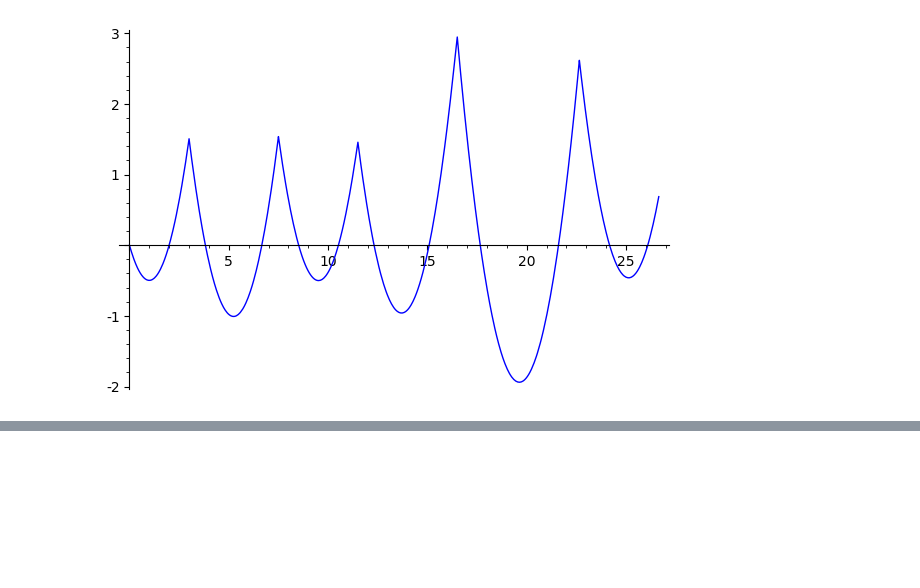
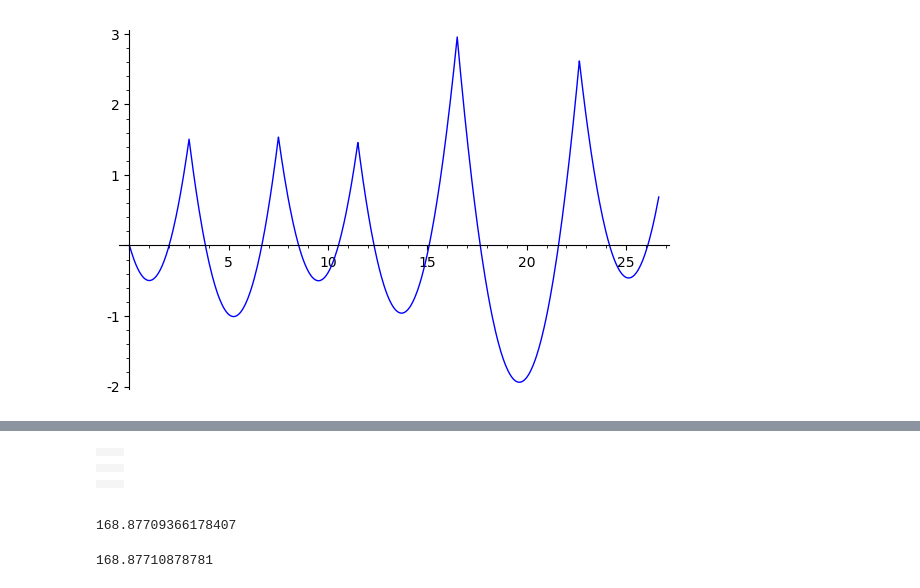
Before and after one commit to sononicola/Sicurezza_Strutturale, a Jupyter notebook: Risolutore Trave.ipynb, the cells around one changed output, grey strips where cells are left out. Drawn from its saved outputs; the diff is of its cells as text; code cells hidden in the pictures; blank space fills up the shorter version.

```diff
--- a/Risolutore Trave.ipynb
+++ b/Risolutore Trave.ipynb
@@ -365,0 +467,26 @@ plot(M1+M2+M3+M4+M5+M6,0,ltot)
+# %%
+table(
+        rows=[
+            [find_local_maximum(SLU_max,lung[0],lung[1])[0],      find_local_minimum(SLU_min,lung[0],lung[1])[0]],
+            [find_local_maximum(SLU_max,lung[1],lung[2])[0],      find_local_minimum(SLU_min,lung[1],lung[2])[0]],
+            [find_local_maximum(SLU_max,lung[2],lung[3])[0],      find_local_minimum(SLU_min,lung[2],lung[3])[0]],
+            [find_local_maximum(SLU_max,lung[3],lung[4])[0],      find_local_minimum(SLU_min,lung[3],lung[4])[0]],
+            [find_local_maximum(SLU_max,lung[4],lung[5])[0],      find_local_minimum(SLU_min,lung[4],lung[5])[0]],
+            [find_local_maximum(SLU_max,lung[5],lung[6])[0],      find_local_minimum(SLU_min,lung[5],lung[6])[0]],
+        ]
+)
+# %% [output]
+|  |  |
+|  |  |
+|  |  |
+|  |  |
+|  |  |
+|  |  |
+# %%
+find_local_maximum(SLU_max,lung[0],lung[1])[0]
+# %% [output]
+168.87709366178407
+# %%
+find_local_maximum(SLU_max,lung[1]-2,lung[1]+2)[0]
+# %% [output]
+168.87710878781
```
Also changed, not shown: parts of 17 cells of this notebook.
